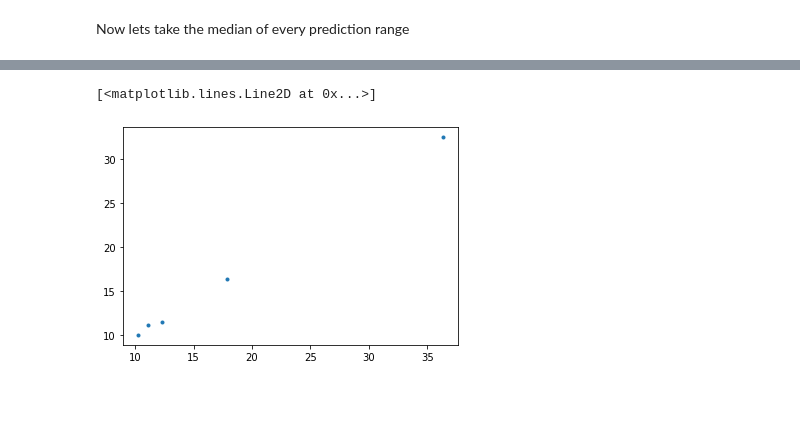
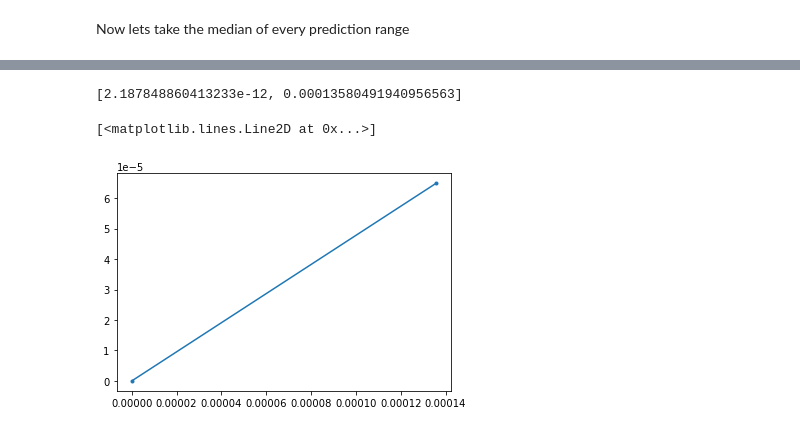
Before and after one commit to JuanDDiosRojas/LEAPS-2023, a Jupyter notebook: Chemulator-main/examples/top_ten_temp.ipynb, the cells around one changed output, grey strips where cells are left out. Drawn from its saved outputs; the diff is of its cells as text; code cells hidden in the pictures; blank space fills up the shorter version.

```diff
--- a/Chemulator-main/examples/top_ten_temp.ipynb
+++ b/Chemulator-main/examples/top_ten_temp.ipynb
@@ -397,7 +397,7 @@ actuals['dust_temp']=pd.to_numeric(actuals['dust_temp'])
 #Now, we take the median for ranges
 actual_med=[]
 pred_med=[]
-dif=30
+dif=25
 
 for spec in plot_specs:
     m=max(actuals[spec])
@@ -412,8 +412,8 @@ for spec in plot_specs:
     a_med=[]
     p_med=[]
     for p in range(int(dif)):
-        a_med.append( actuals[spec][(actuals[spec]<=mim+(p+1)*p_ac)&(mim+p*p_ac<=actuals[spec])].median() )
-        p_med.append( predicted[spec][(predicted[spec]<=Mim+(p+1)*p_pred)&(Mim+p*p_pred<=predicted[spec])].median() )
+        a_med.append( actuals[spec][(actuals[spec] <= mim+(p+1)*p_ac)&((mim+p*p_ac) <= actuals[spec])].median() )
+        p_med.append( predicted[spec][(predicted[spec] <= Mim+(p+1)*p_pred)&((Mim+p*p_pred) <= predicted[spec])].median() )
         #mim=mim+p_ac
         #Mim=Mim+p_pred
 
@@ -427,7 +427,7 @@ pre_med=[]
 for i in range(len(actual_med)):
     pr=[]
     ac=[]
-    for j in range(29):
+    for j in range(int(dif)):
         if np.isnan(actual_med[i][j])==False and np.isnan(pred_med[i][j])==False:
             pr.append(pred_med[i][j])
             ac.append(actual_med[i][j])
@@ -545,7 +611,7 @@ q=[]
 w=[]
 p_med=np.array(p_med)
 a_med=np.array(a_med)
-for i in range(30):
+for i in range(int(dif)):
     if np.isnan(p_med[i])==False and np.isnan(a_med[i])==False:
         q.append(p_med[i])
         w.append(a_med[i])
@@ -552,7 +623,11 @@ for i in range(30):
+# %%
+q
+# %% [output]
+[2.187848860413233e-12, 0.00013580491940956563]
 # %%
-plt.plot(q,w,'.')
+plt.plot(q,w,'.-')
 # %% [output]
 [<matplotlib.lines.Line2D at 0x...>]
-[figure, old version]
+[figure, new version]
 # %%
 M
```
Also changed, not shown: parts of 12 cells of this notebook, 11 other files.
